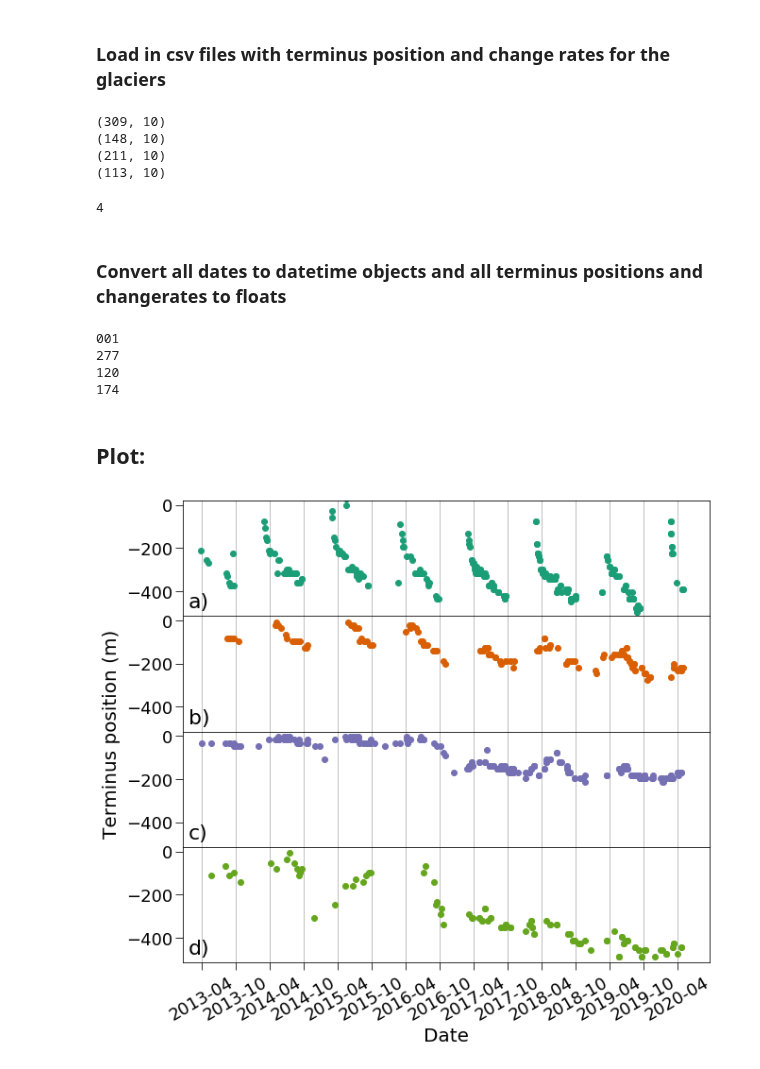
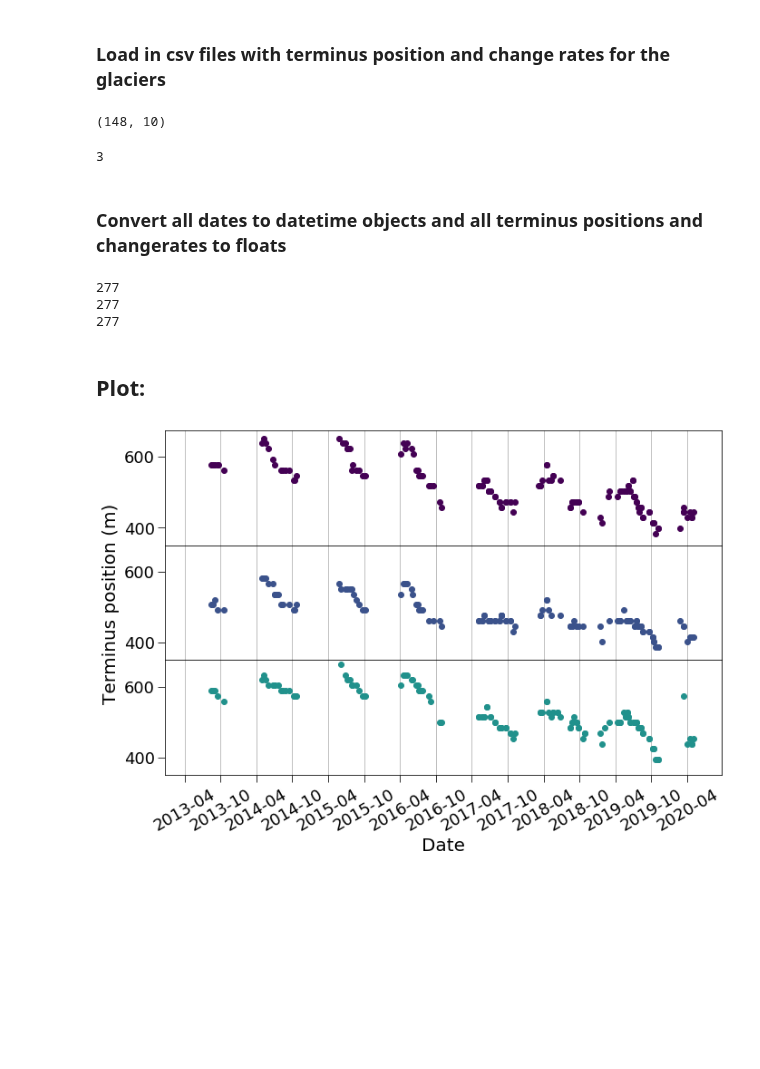
Before and after one commit to jukesliu/automated-glacier-terminus, a Jupyter notebook: Timeseries_plots.ipynb, the cells around one changed output. Cells and saved outputs as stored; diff of their text form; code cells hidden in the pictures; blank space fills up the shorter version.

```diff
--- a/Timeseries_plots.ipynb
+++ b/Timeseries_plots.ipynb
@@ -20,8 +20,8 @@ csvpaths = '/home/jukes/Documents/Sample_glaciers/'
 basepath = '/media/jukes/jukes1/LS8aws/'
 massorsize = "mass"
 # BoxIDs = ['120', '160', '174','191', '220', '225', '240', '245', '270', '277', '279', '285', '290']
-BoxIDs = ['001', '277', '120','174']
-# BoxIDs = ['120']
+# BoxIDs = ['001', '277', '120','174']
+BoxIDs = ['277']
 # %% [markdown]
 ### Load in csv files with terminus position and change rates for the glaciers
 # %%
@@ -29,21 +29,18 @@ dfs = []
 
 for BoxID in BoxIDs:
     df = pd.read_csv(csvpaths+'Tpos_Box'+BoxID+'_flowline50_filtered.csv', sep=',', dtype=str, header=0)
-#     df25 = pd.read_csv(csvpaths+'Tpos_Box'+BoxID+'_flowline25_filtered.csv', sep=',', dtype=str, header=0)
-#     df75 = pd.read_csv(csvpaths+'Tpos_Box'+BoxID+'_flowline75_filtered.csv', sep=',', dtype=str, header=0)
+    df25 = pd.read_csv(csvpaths+'Tpos_Box'+BoxID+'_flowline25_filtered.csv', sep=',', dtype=str, header=0)
+    df75 = pd.read_csv(csvpaths+'Tpos_Box'+BoxID+'_flowline75_filtered.csv', sep=',', dtype=str, header=0)
     print(df.shape)
     dfs.append(df)
-#     dfs.append(df25)
-#     dfs.append(df75)
+    dfs.append(df25)
+    dfs.append(df75)
 # %% [output]
-(309, 10)
 (148, 10)
-(211, 10)
-(113, 10)
 # %%
 len(dfs)
 # %% [output]
-4
+3
 # %% [markdown]
 ### Convert all dates to datetime objects and all terminus positions and changerates to floats
 # %%
@@ -68,13 +65,13 @@ for df in dfs:
     BoxID = list(df['BoxID'])[0]
     print(BoxID)
 
-    max_position = max_pos[BoxID]
+#     max_position = max_pos[BoxID]
     tpositions = []
     changes = []
 
     for tpos in term_positions:
         tpos = float(tpos)
-        tpos = tpos - max_position
+#         tpos = tpos - max_position
         tpositions.append(tpos)
 
     for crate in changerates:
@@ -85,22 +82,21 @@ for df in dfs:
     df['tpos'] = tpositions
     df['changerate'] = changes
 # %% [output]
-001
 277
-120
-174
+277
+277
 # %% [markdown]
 ## Plot:
 # %%
-nplots = len(BoxIDs) # set number of subplots
-# nplots = 3
-colors = pl.cm.Dark2(np.linspace(0,0.5, nplots)) # generate colors using the plasma colormap
+# nplots = len(BoxIDs) # set number of subplots
+nplots = 3
+colors = pl.cm.viridis(np.linspace(0,0.5, nplots)) # generate colors using a colormap
 panels = ['a)', 'b)', 'c)', 'd)']
 # ylims_bottom = [-250, -350, -400,-1075, -100, -375 , -175, -100, -450, -350, -250, -250, -400] # set different y limits for each plot
 ylims_bottom = [-530, -325, -250, -555] # sample10
 # ylims_bottom = [-300, -300, -300]
 
-fig, axs = plt.subplots(nplots, 1, sharex=True, figsize=(10,9))
+fig, axs = plt.subplots(nplots, 1, sharex=True, figsize=(11,7))
 fig.subplots_adjust(hspace=0) # Remove horizontal space between axes
 
 for i in range(0, nplots):
@@ -108,7 +104,8 @@ for i in range(0, nplots):
 #     BoxID = BoxIDs[i] # grab repeated values
     ax.plot(df['datetimes'], df['tpos'], color=col, marker='o', markersize=6, linewidth=0) # plot
 #     ax.set_ylim(ylims_bottom[i], 20) # y limits
-    ax.set_ylim(-515, 20) # constant ylimits
+#     ax.set_ylim(-515, 20) # constant ylimits
+    ax.set_ylim(350,675) # for Box277 flowlines
     ax.set_xlim(datetime.date(2013, 1, 1), datetime.date(2020, 10, 1))
 #     ax.set_ylabel('Box'+BoxID, fontsize=14, color='k') # y-axis label for subplot
     ax.tick_params(direction='out', colors='k', size=8, labelsize=18) # tick parameters
@@ -117,37 +114,37 @@ for i in range(0, nplots):
     #set date labels and spacing:
     ax.set_xticks([datetime.date(2013, 4, 10), datetime.date(2013, 10, 10),
                     datetime.date(2014, 4, 10), datetime.date(2014, 10, 10),
                     datetime.date(2015, 4, 10), datetime.date(2015, 10, 10),
                    datetime.date(2016, 4, 10), datetime.date(2016, 10, 10),
                    datetime.date(2017, 4, 10),datetime.date(2017, 10, 10),
                  datetime.date(2018, 4, 10),datetime.date(2018, 10, 10),
                  datetime.date(2019, 4, 10),datetime.date(2019, 10, 10),
                  datetime.date(2020, 4, 10)])
     ax.set_xticklabels(['2013-04', '2013-10',
                         '2014-04', '2014-10',
                         '2015-04', '2015-10',
                         '2016-04', '2016-10',
                         '2017-04', '2017-10',
                         '2018-04', '2018-10',
                         '2019-04', '2019-10',
                         '2020-04', ])
     ax.grid(axis='x') # turn on grid lines
 
-    ax.text(0.01, 0.2, panels[i], fontsize=22, transform=ax.transAxes, verticalalignment='top',
-           fontdict={'weight': 'normal'}) # panel labels (a, b, c, d)
+#     ax.text(0.01, 0.2, panels[i], fontsize=22, transform=ax.transAxes, verticalalignment='top',
+#            fontdict={'weight': 'normal'}) # panel labels (a, b, c, d)
 
 #Set common x label
 for ax in axs:
     ax.set_xlabel('Date', fontsize=20)
 #Set common y label
-fig.text(0.02, 0.5, 'Terminus position (m)', va='center', ha='center', rotation='vertical', fontsize=20)
+fig.text(0.05, 0.5, 'Terminus position (m)', va='center', ha='center', rotation='vertical', fontsize=20)
 
 # #Save figure
 plt.savefig(csvpaths+"/Figures/Tpos_timeseries_"+str(datetime. datetime. today())[:-16]+".png", dpi=500, bbox_inches='tight')
 
 plt.show()
 # %% [output]
-[figure, old version]
+[figure, new version]
 # %%
 # series(dates)
 # %%
```
Also changed, not shown: 6 other files.
